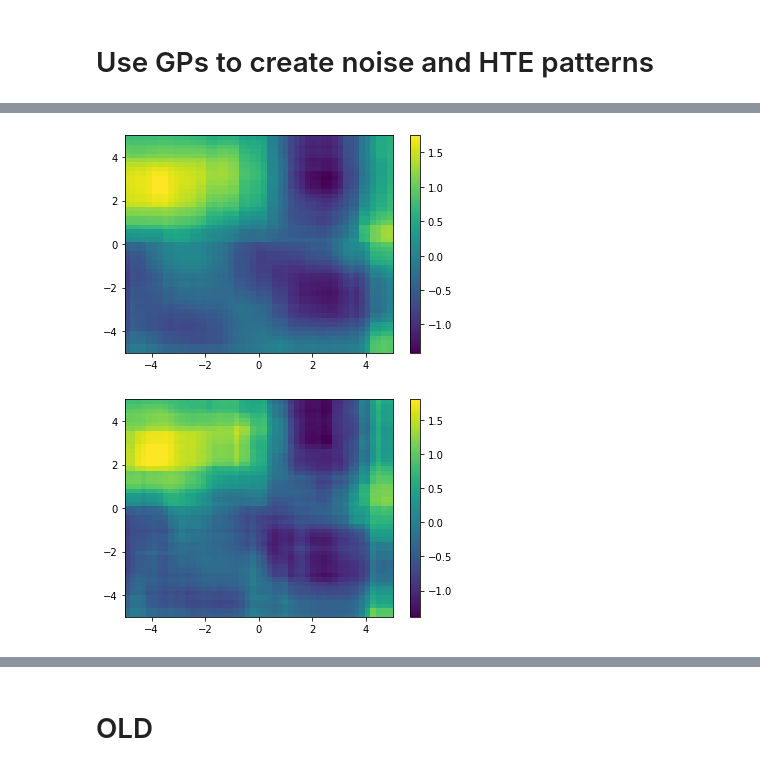
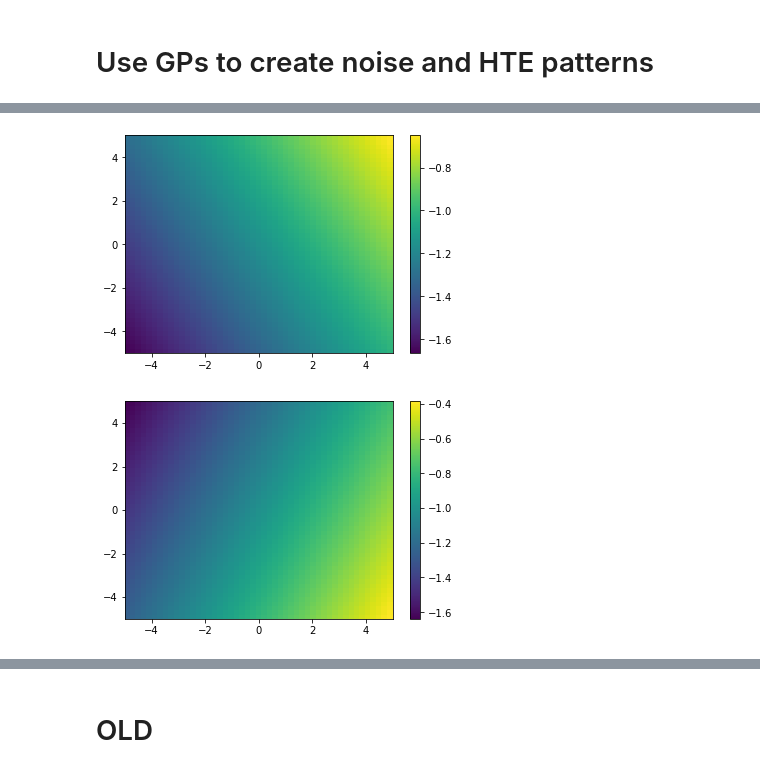
Before and after one commit to malsobay/pgg-analysis, a Jupyter notebook: experiment_simulation.ipynb, the cells around one changed output, grey strips where cells are left out. Cells and saved outputs as stored; diff of their text form; code cells hidden in the pictures.

Commit message:
clean up code, add visualizations, made some progress on trial-level analysis

```diff
--- a/experiment_simulation.ipynb
+++ b/experiment_simulation.ipynb
@@ -148,3 +240,2 @@ plt.fill_between(x=df_metaexp['n_experiments'],
 # %%
-df_explore = pd.DataFrame(sobol_sample, columns=["design_param1", "design_param2"])
-df_explore["exp_estimate"] = df_explore.apply(lambda x: run_experiment(x.design_param1, x.design_param2, 1000, 1)[0], axis=1)
+df_explore["data"] = df_explore.apply(lambda x: run_experiment(x.design_param1, x.design_param2, 100, 1, True), axis=1)
@@ -158,0 +242,2 @@ plot_mesh(Xi, Xj, rf.predict(df[["design_param1", "design_param2"]]))
+# %%
+df_aggregate_trials = pd.concat(list(df_explore["data"]), ignore_index=True).assign(design_param1_sq = lambda x: x['design_param1']**2, design_param2_sq = lambda x: x['design_param2']**2)
@@ -158,0 +260,2 @@ plot_mesh(Xi, Xj, rf.predict(df[["design_param1", "design_param2"]]))
+# %%
+hte_interaction_model = smf.ols("y ~ treatment*(design_param1 + design_param2 + design_param1_sq + design_param2_sq)", data=df_aggregate_trials).fit()
@@ -159,3 +292,9 @@ plot_mesh(Xi, Xj, rf.predict(df[["design_param1", "design_param2"]]))
+# %%
+hte_predictions = (hte_interaction_model.params['treatment']
+                   + hte_interaction_model.params["treatment:design_param1"] * df["design_param1"]
+                   + hte_interaction_model.params["treatment:design_param2"] * df["design_param2"]
+                   + hte_interaction_model.params["treatment:design_param1_sq"] * df["design_param1"]**2
+                   + hte_interaction_model.params["treatment:design_param2_sq"] * df["design_param2"]**2)
 # %%
 plot_mesh(Xi, Xj, df["exp0_effect"])
 # %% [output]
@@ -163,8 +302,8 @@ plot_mesh(Xi, Xj, df["exp0_effect"])
 # %%
-plot_mesh(Xi, Xj, rf.predict(df[["design_param1", "design_param2"]]))
+plot_mesh(Xi, Xj, hte_predictions)
 # %% [output]
-[figure, old version]
+[figure, new version]
 # %%
-plot_mesh(Xi, Xj, rf.predict(df[["design_param1", "design_param2"]]))
+plot_mesh(Xi, Xj, hte_predictions)
 # %% [output]
-[figure, old version]
+[figure, new version]
```
Also changed, not shown: parts of 26 cells of this notebook.
